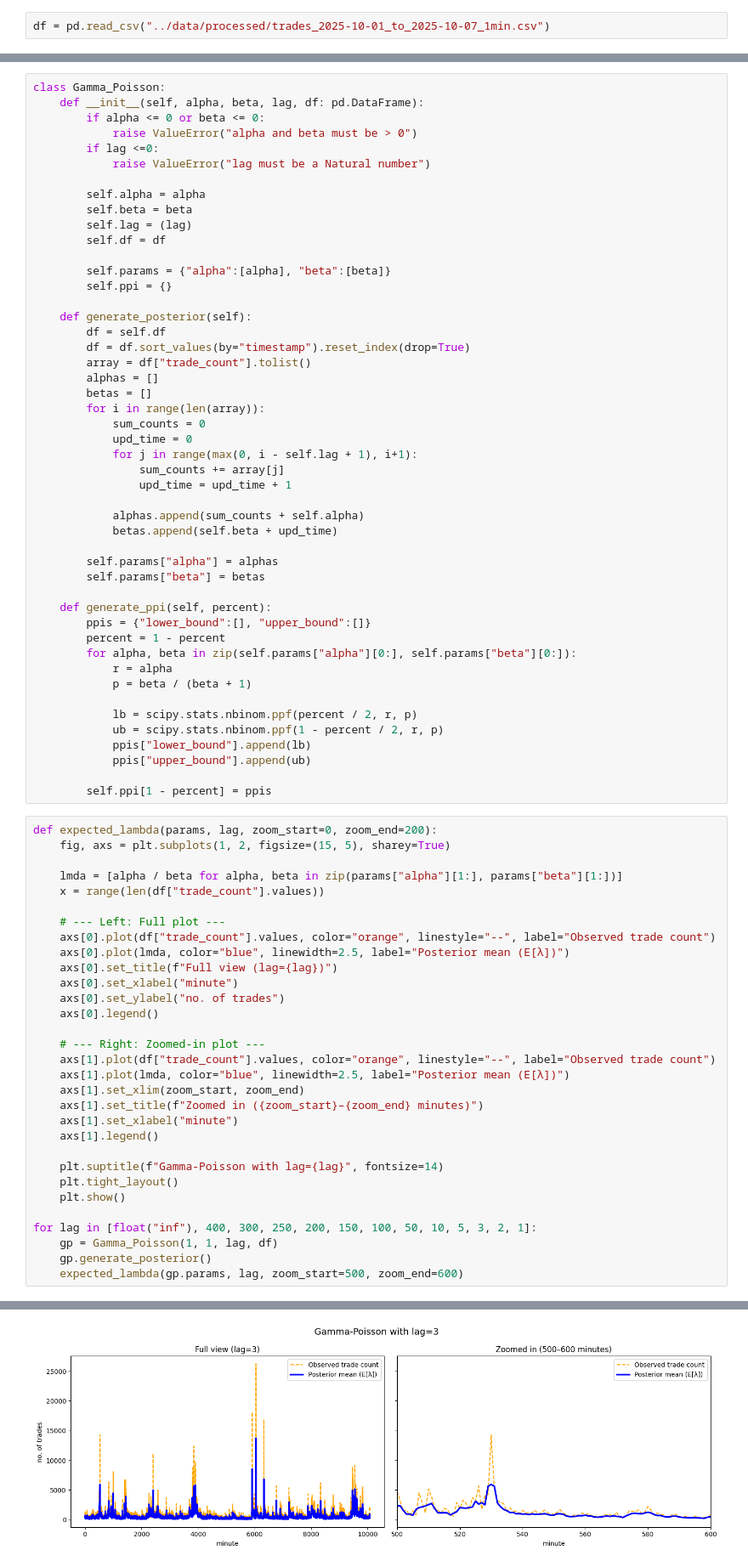
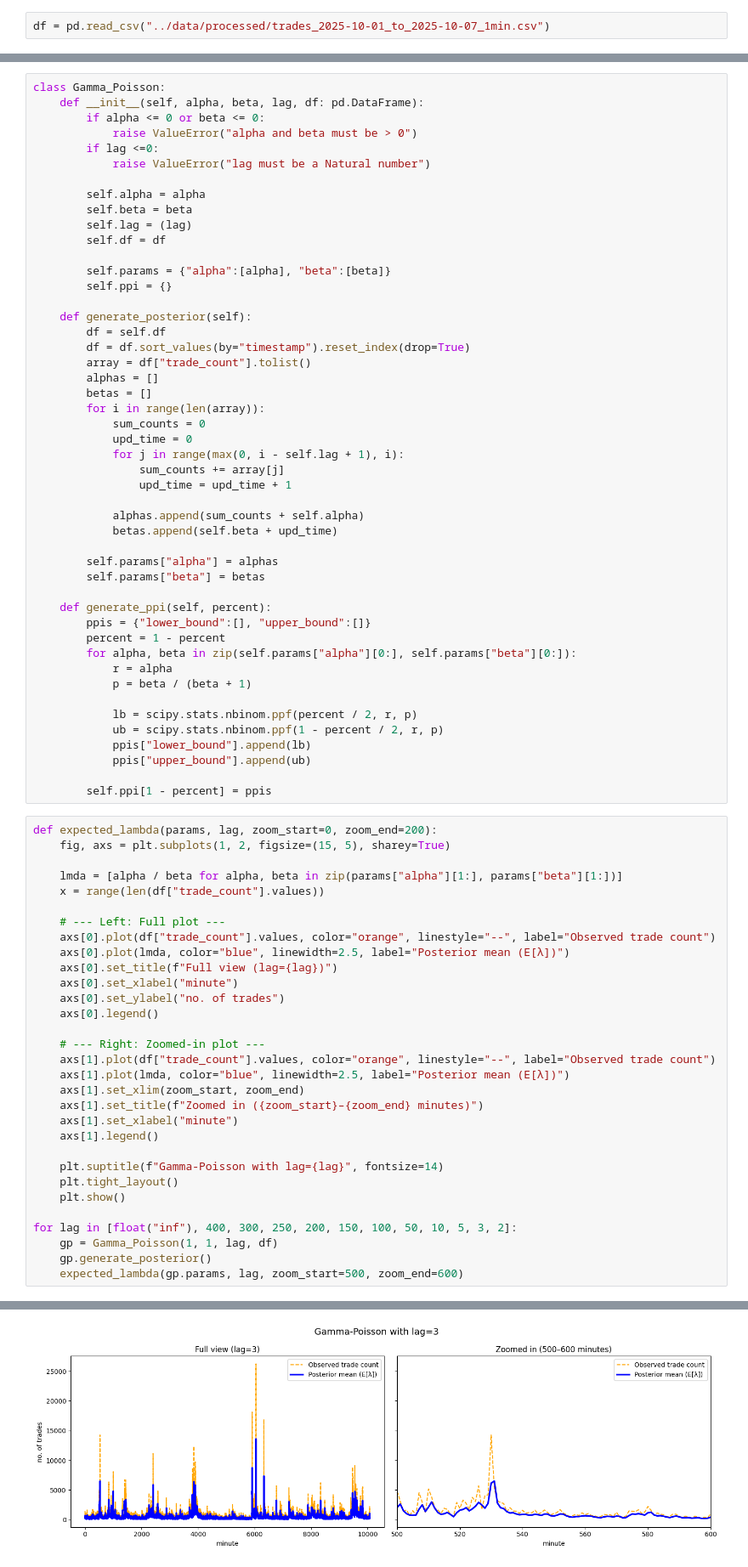
Before and after one commit to Zen-Nightshade/Crypto-Trade-Analysis, a Jupyter notebook: notebooks/Count_Bayesian_Modeling.ipynb, the cells around one changed output, grey strips where cells are left out. Shown at 85% size. Cells and saved outputs as stored; diff of their text form.

Commit message:
Updated plots

```diff
--- a/notebooks/Count_Bayesian_Modeling.ipynb
+++ b/notebooks/Count_Bayesian_Modeling.ipynb
@@ -113,7 +113,7 @@ class Gamma_Poisson:
         for i in range(len(array)):
             sum_counts = 0
             upd_time = 0
-            for j in range(max(0, i - self.lag + 1), i+1):
+            for j in range(max(0, i - self.lag + 1), i):
                 sum_counts += array[j]
                 upd_time = upd_time + 1
 
@@ -150,32 +150,32 @@ def expected_lambda(params, lag, zoom_start=0, zoom_end=200):
     axs[0].set_xlabel("minute")
     axs[0].set_ylabel("no. of trades")
     axs[0].legend()
 
     # --- Right: Zoomed-in plot ---
     axs[1].plot(df["trade_count"].values, color="orange", linestyle="--", label="Observed trade count")
     axs[1].plot(lmda, color="blue", linewidth=2.5, label="Posterior mean (E[λ])")
     axs[1].set_xlim(zoom_start, zoom_end)
     axs[1].set_title(f"Zoomed in ({zoom_start}–{zoom_end} minutes)")
     axs[1].set_xlabel("minute")
     axs[1].legend()
 
     plt.suptitle(f"Gamma-Poisson with lag={lag}", fontsize=14)
     plt.tight_layout()
     plt.show()
 
-for lag in [float("inf"), 400, 300, 250, 200, 150, 100, 50, 10, 5, 3, 2, 1]:
+for lag in [float("inf"), 400, 300, 250, 200, 150, 100, 50, 10, 5, 3, 2]:
     gp = Gamma_Poisson(1, 1, lag, df)
     gp.generate_posterior()
     expected_lambda(gp.params, lag, zoom_start=500, zoom_end=600)
 # %% [output]
 [figure]
 [figure]
 [figure]
 [figure]
 [figure]
 [figure]
 [figure]
 [figure]
 [figure]
 [figure]
-[figure, old version]
+[figure, new version]
```
Also changed, not shown: parts of 1 cell of this notebook.
